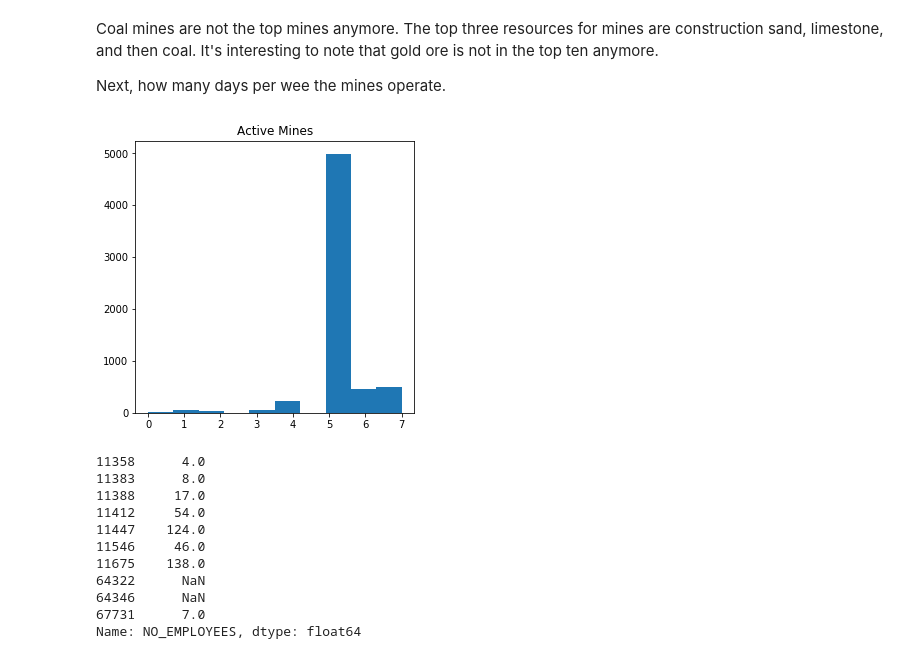
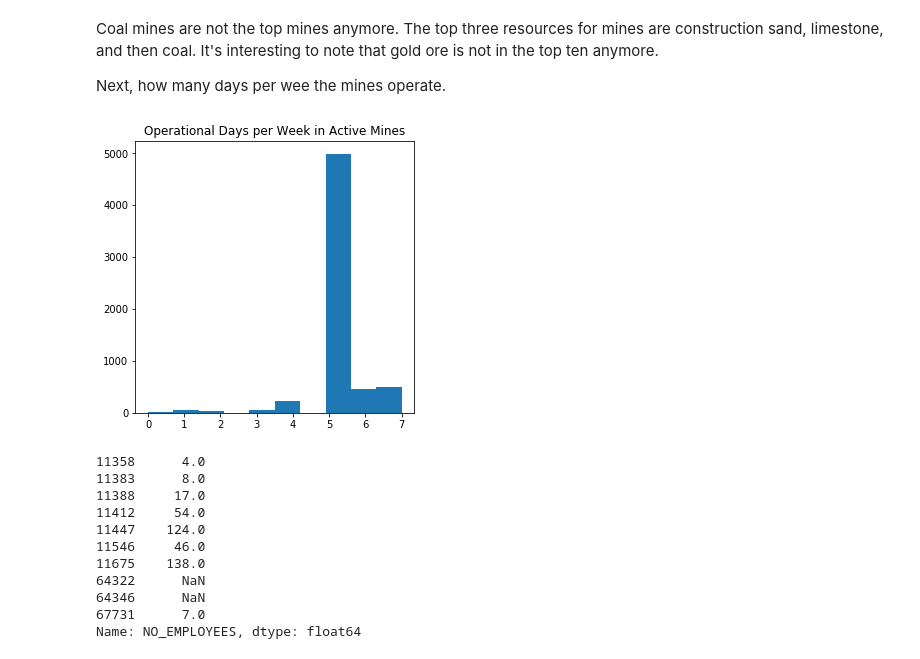
Before and after one commit to dvokinsark/us_mines, a Jupyter notebook: data_exploration.ipynb, the cells around one changed output. Drawn from its saved outputs; the diff is of its cells as text; code cells hidden in the pictures.

```diff
--- a/data_exploration.ipynb
+++ b/data_exploration.ipynb
@@ -320,10 +320,10 @@ Next, how many days per wee the mines operate.
 # %%
 # plot distributions of days per week
 plt.figure(figsize=(5,5))
 plt.hist(mines_active.DAYS_PER_WEEK)
-plt.title('Active Mines');
+plt.title('Operational Days per Week in Active Mines');
 # %% [output]
-[figure, old version]
+[figure, new version]
 # %%
 # show number of employess for mines with 0 operating days per week
 mines_active[mines_active.DAYS_PER_WEEK == 0].NO_EMPLOYEES
```
Also changed, not shown: parts of 14 cells of this notebook.
